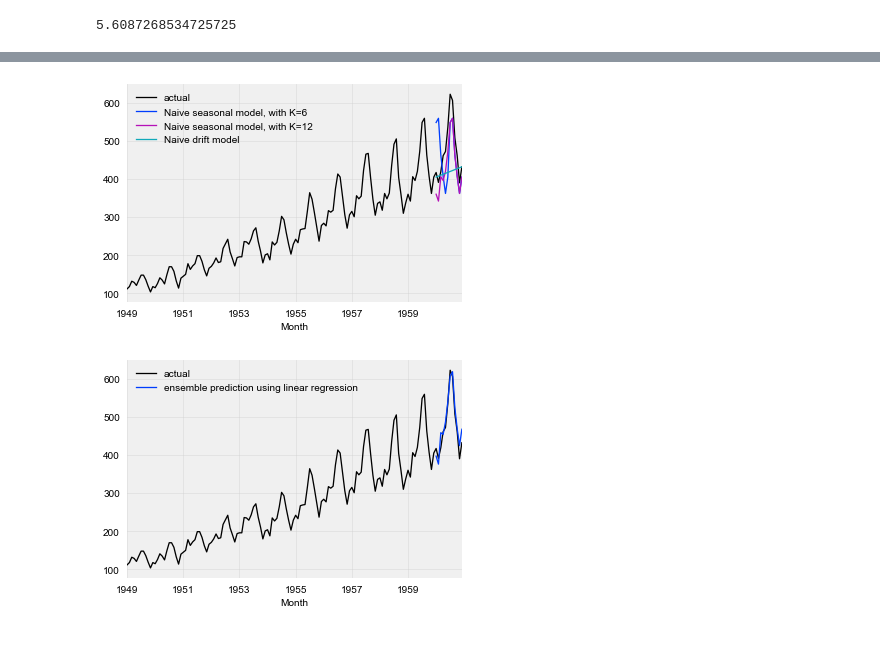
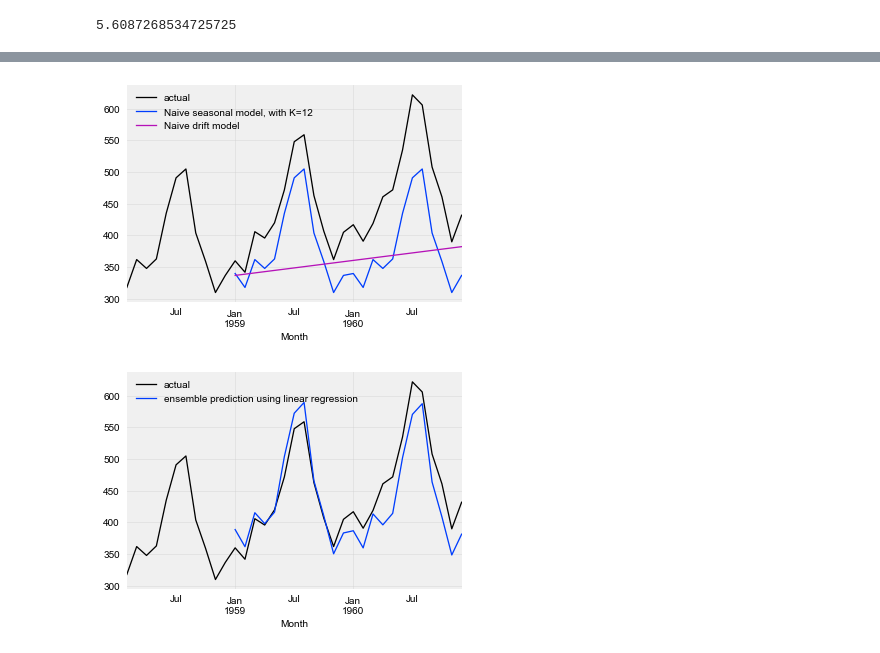
Before and after one commit to spazzy/darts, a Jupyter notebook: examples/show-n-tell.ipynb, the cells around one changed output, grey strips where cells are left out. Drawn from its saved outputs; the diff is of its cells as text; code cells hidden in the pictures.

```diff
--- a/examples/show-n-tell.ipynb
+++ b/examples/show-n-tell.ipynb
@@ -88,31 +88,40 @@ print(score2)
 # %%
 from darts.models import NaiveSeasonal, NaiveDrift
 from darts.models import RegressionEnsembleModel
 
-training, validation = series.split_before(pd.Timestamp('1960-01-01'))
+training, validation = series.split_before(pd.Timestamp('1959-01-01'))
 
-forecasting_models = [NaiveSeasonal(6), NaiveSeasonal(12), NaiveDrift()]
+###############################
 
-series.plot(label="actual")
+forecasting_models = [NaiveSeasonal(12), NaiveDrift()]
+
+###############################
+
+shortened_series = series.drop_before(pd.Timestamp('1958-01-01'))
+shortened_series.plot(label="actual")
 
 for model in forecasting_models:
     model.fit(training)
-    forecast = model.predict(12)
+    forecast = model.predict(24)
     forecast.plot(label=str(model))
 
 plt.legend()
 plt.show()
 # %% [output]
-[figure, old version]
+[figure, new version]
 # %%
-ensemble_model = RegressionEnsembleModel(forecasting_models, regression_train_n_points=12)
+###############################
+
+ensemble_model = RegressionEnsembleModel(forecasting_models, regression_train_n_points=24)
 ensemble_model.fit(training)
-forecast = ensemble_model.predict(12)
+forecast = ensemble_model.predict(24)
 
-series.plot(label="actual")
+###############################
+
+shortened_series.plot(label="actual")
 forecast.plot(label="ensemble prediction using linear regression")
 
 plt.legend()
 plt.show()
 # %% [output]
-[figure, old version]
+[figure, new version]
```
Also changed, not shown: parts of 5 cells of this notebook.
